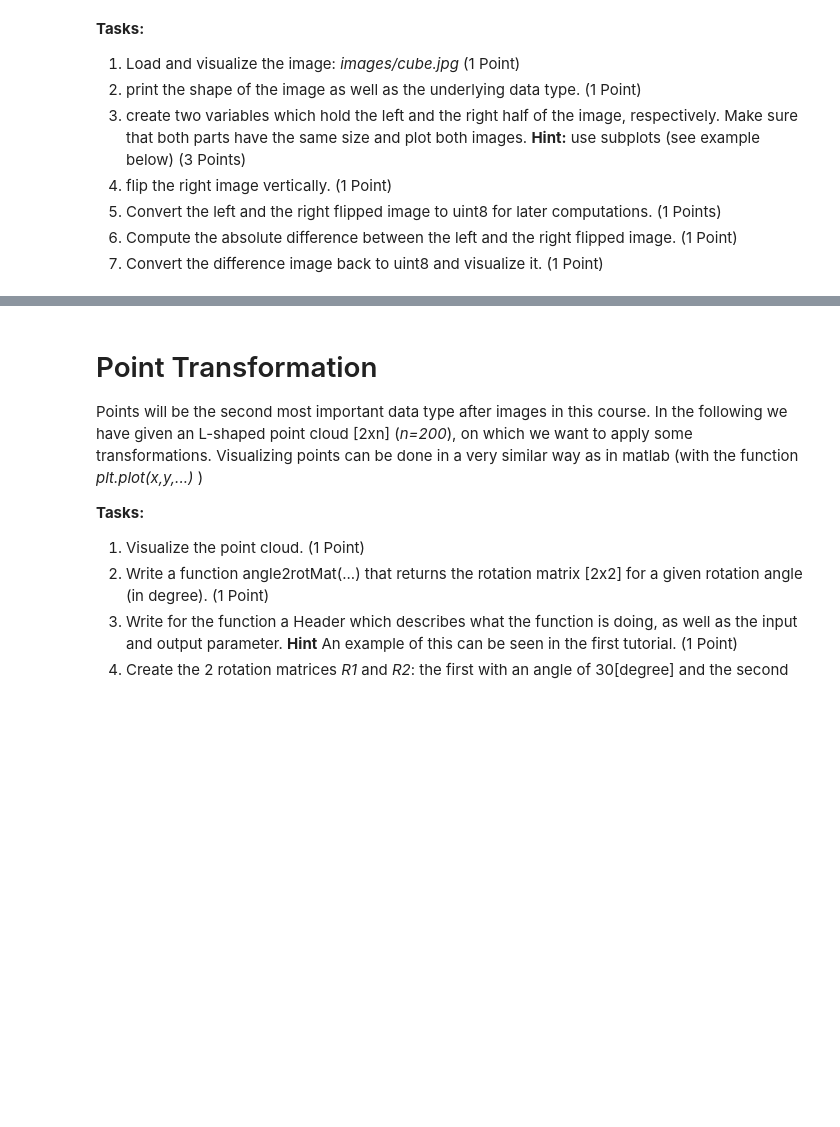
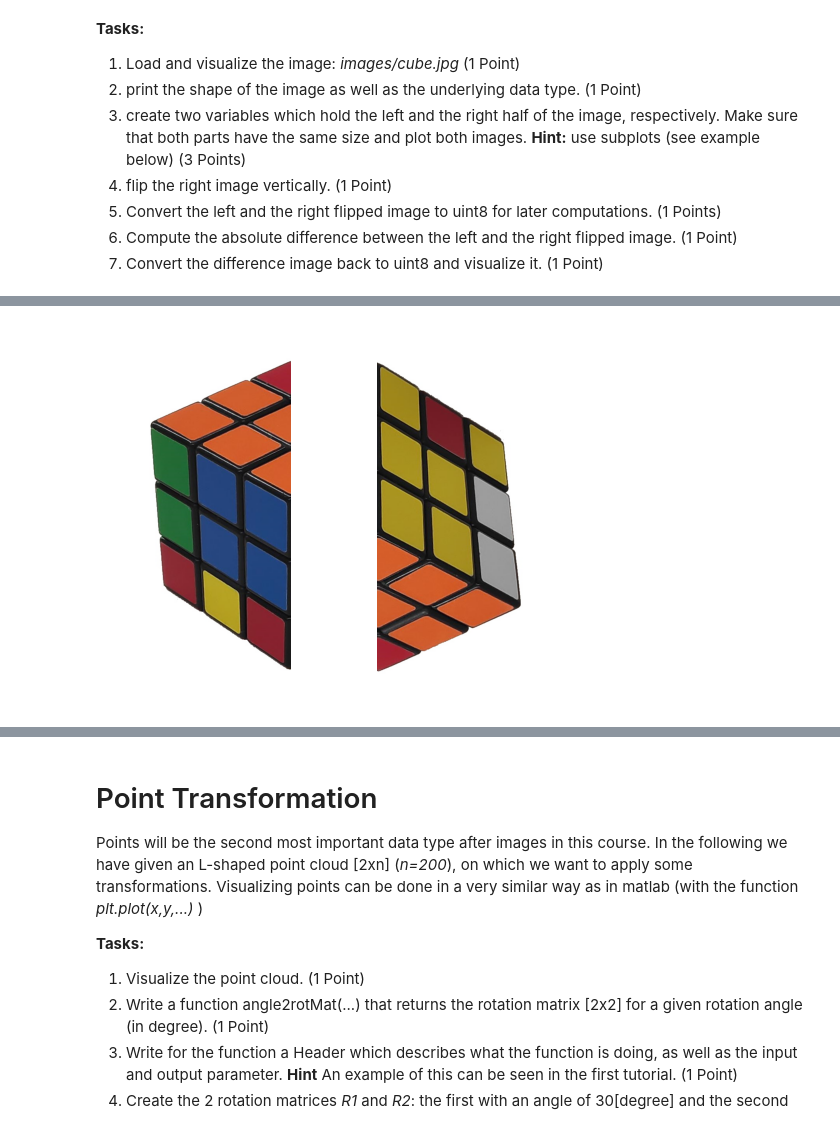
Before and after one commit to ArturKosma/Learning, a Jupyter notebook: jupyter/photogrammetry/photogrammetry_exercise_02.ipynb, the cells around one changed output, grey strips where cells are left out. Cells and saved outputs as stored; diff of their text form; code cells hidden in the pictures; blank space fills up the shorter version.

```diff
--- a/jupyter/photogrammetry/photogrammetry_exercise_02.ipynb
+++ b/jupyter/photogrammetry/photogrammetry_exercise_02.ipynb
@@ -61,2 +142,17 @@ An image in python is typically represented as a 3 dimensional numpy array *(row
+# %%
+# flip right image and plot the result:
+right_half_flipped = np.flipud(right_half)
+
+fig, axes = plt.subplots(ncols=2)
+
+axes[0].imshow(left_half)
+axes[1].imshow(right_half_flipped)
+
+axes[0].set_axis_off()
+axes[1].set_axis_off()
+
+plt.show()
+# %% [output]
+[figure, added]
 # %%
 # Convert to float
```
Also changed, not shown: parts of 34 cells of this notebook, 1 other file.
